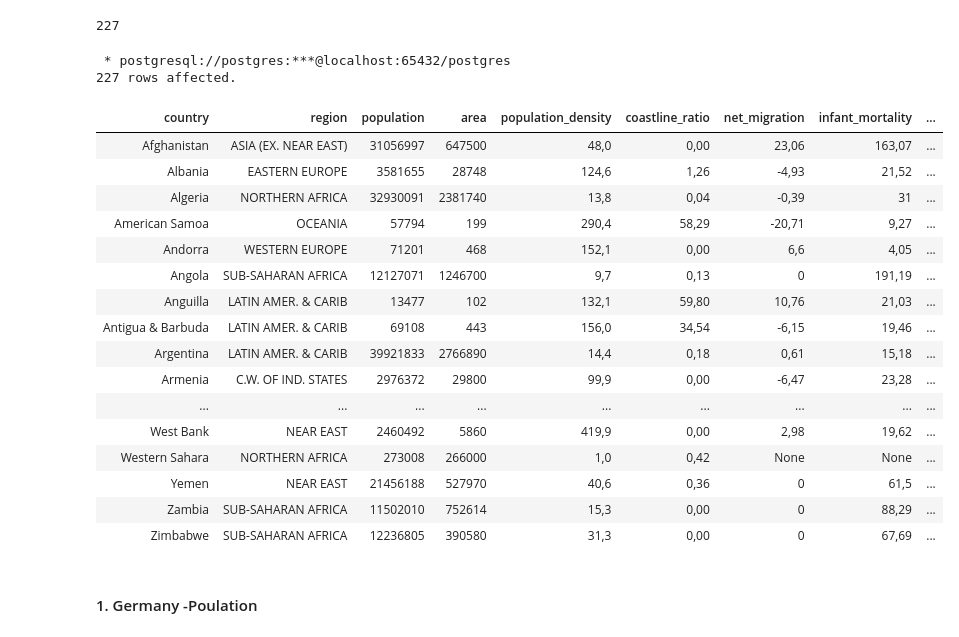
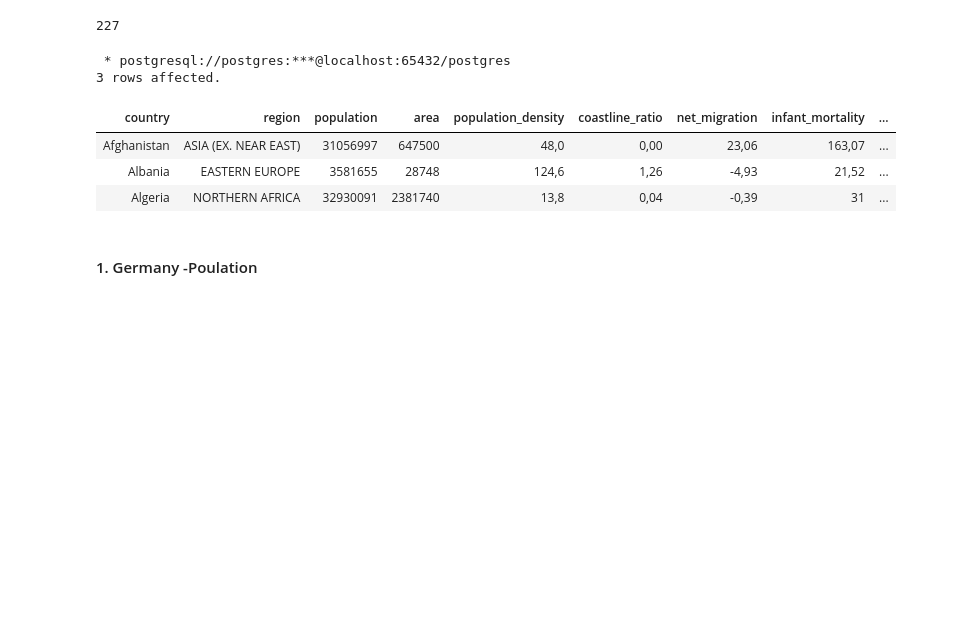
Before and after one commit to Paul-Emmanuel-Buffe/hello-dbms, a Jupyter notebook: notebooks/dbms.ipynb, the cells around one changed output. Saved outputs shown, nothing was run; the diff lists cells and outputs as text; code cells hidden in the pictures; blank space fills up the shorter version.

```diff
--- a/notebooks/dbms.ipynb
+++ b/notebooks/dbms.ipynb
@@ -92,27 +96,15 @@ df_world.to_sql(
 # %%
 %%sql
 SELECT *
 FROM country_world
+LIMIT 3
 # %% [output]
  * postgresql://postgres:***@localhost:65432/postgres
-227 rows affected.
+3 rows affected.
 | country | region | population | area | population_density | coastline_ratio | net_migration | infant_mortality | ... |
 | Afghanistan | ASIA (EX. NEAR EAST) | 31056997 | 647500 | 48,0 | 0,00 | 23,06 | 163,07 | ... |
 | Albania | EASTERN EUROPE | 3581655 | 28748 | 124,6 | 1,26 | -4,93 | 21,52 | ... |
 | Algeria | NORTHERN AFRICA | 32930091 | 2381740 | 13,8 | 0,04 | -0,39 | 31 | ... |
-| American Samoa | OCEANIA | 57794 | 199 | 290,4 | 58,29 | -20,71 | 9,27 | ... |
-| Andorra | WESTERN EUROPE | 71201 | 468 | 152,1 | 0,00 | 6,6 | 4,05 | ... |
-| Angola | SUB-SAHARAN AFRICA | 12127071 | 1246700 | 9,7 | 0,13 | 0 | 191,19 | ... |
-| Anguilla | LATIN AMER. & CARIB | 13477 | 102 | 132,1 | 59,80 | 10,76 | 21,03 | ... |
-| Antigua & Barbuda | LATIN AMER. & CARIB | 69108 | 443 | 156,0 | 34,54 | -6,15 | 19,46 | ... |
-| Argentina | LATIN AMER. & CARIB | 39921833 | 2766890 | 14,4 | 0,18 | 0,61 | 15,18 | ... |
-| Armenia | C.W. OF IND. STATES | 2976372 | 29800 | 99,9 | 0,00 | -6,47 | 23,28 | ... |
-| ... | ... | ... | ... | ... | ... | ... | ... | ... |
-| West Bank | NEAR EAST | 2460492 | 5860 | 419,9 | 0,00 | 2,98 | 19,62 | ... |
-| Western Sahara | NORTHERN AFRICA | 273008 | 266000 | 1,0 | 0,42 | None | None | ... |
-| Yemen | NEAR EAST | 21456188 | 527970 | 40,6 | 0,36 | 0 | 61,5 | ... |
-| Zambia | SUB-SAHARAN AFRICA | 11502010 | 752614 | 15,3 | 0,00 | 0 | 88,29 | ... |
-| Zimbabwe | SUB-SAHARAN AFRICA | 12236805 | 390580 | 31,3 | 0,00 | 0 | 67,69 | ... |
 # %% [markdown]
 #### 1. Germany -Poulation
 # %%
```
Also changed, not shown: parts of 11 cells of this notebook.
